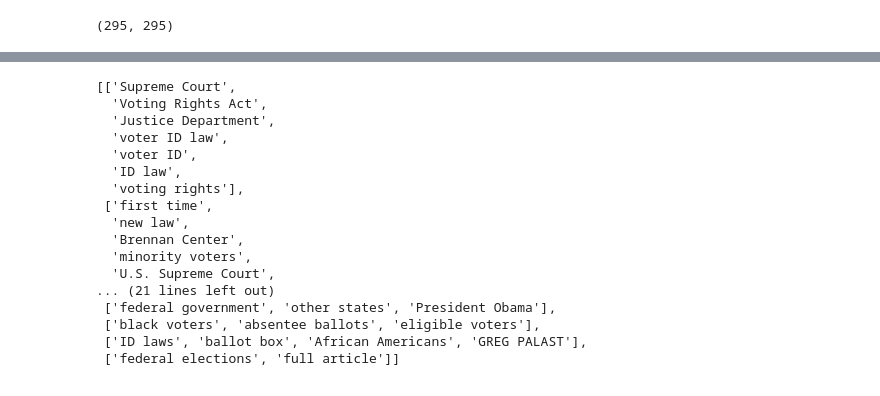
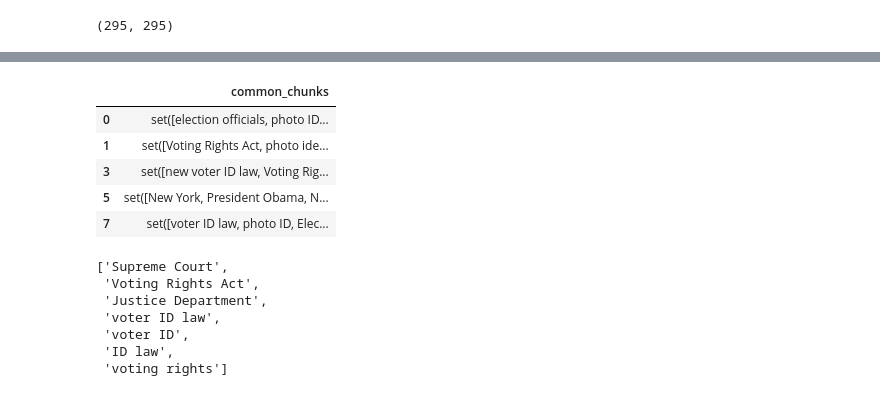
Before and after one commit to Anand-/nlp2014_final, a Jupyter notebook: keyphrase_grouping.ipynb, the cells around one changed output, grey strips where cells are left out. Saved outputs shown, nothing was run; the diff lists cells and outputs as text; code cells hidden in the pictures.

```diff
--- a/keyphrase_grouping.ipynb
+++ b/keyphrase_grouping.ipynb
@@ -634,20 +741,21 @@ for r in relationships:
+# %%
+keyphrases = get_keyphrase_columns(freqchunks, df_votID_eng, make_keyphrase_cols=False)
+# %%
+keyphrases.head()
+# %% [output]
+|  | common_chunks |
+| 0 | set([election officials, photo ID... |
+| 1 | set([Voting Rights Act, photo ide... |
+| 3 | set([new voter ID law, Voting Rig... |
+| 5 | set([New York, President Obama, N... |
+| 7 | set([voter ID law, photo ID, Elec... |
 # %%
-groups
+groups[0]
 # %% [output]
-[['Supreme Court',
-  'Voting Rights Act',
-  'Justice Department',
-  'voter ID law',
-  'voter ID',
-  'ID law',
-  'voting rights'],
- ['first time',
-  'new law',
-  'Brennan Center',
-  'minority voters',
-  'U.S. Supreme Court',
-... (21 lines left out)
- ['federal government', 'other states', 'President Obama'],
- ['black voters', 'absentee ballots', 'eligible voters'],
- ['ID laws', 'ballot box', 'African Americans', 'GREG PALAST'],
- ['federal elections', 'full article']]
+['Supreme Court',
+ 'Voting Rights Act',
+ 'Justice Department',
+ 'voter ID law',
+ 'voter ID',
+ 'ID law',
+ 'voting rights']
```
Also changed, not shown: parts of 36 cells of this notebook, 4 other files.
